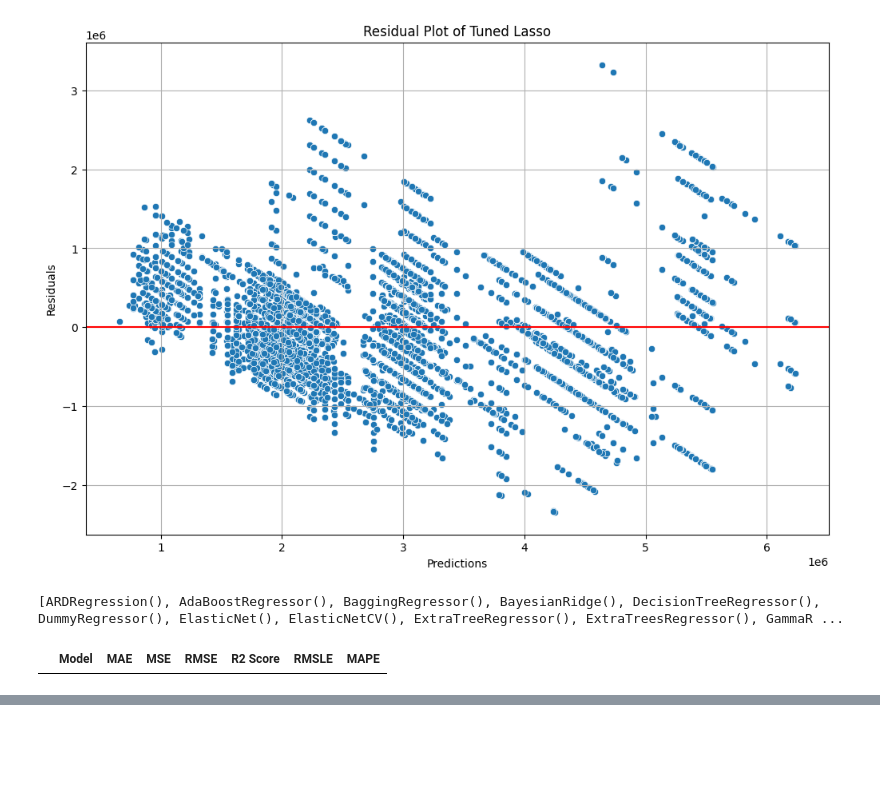
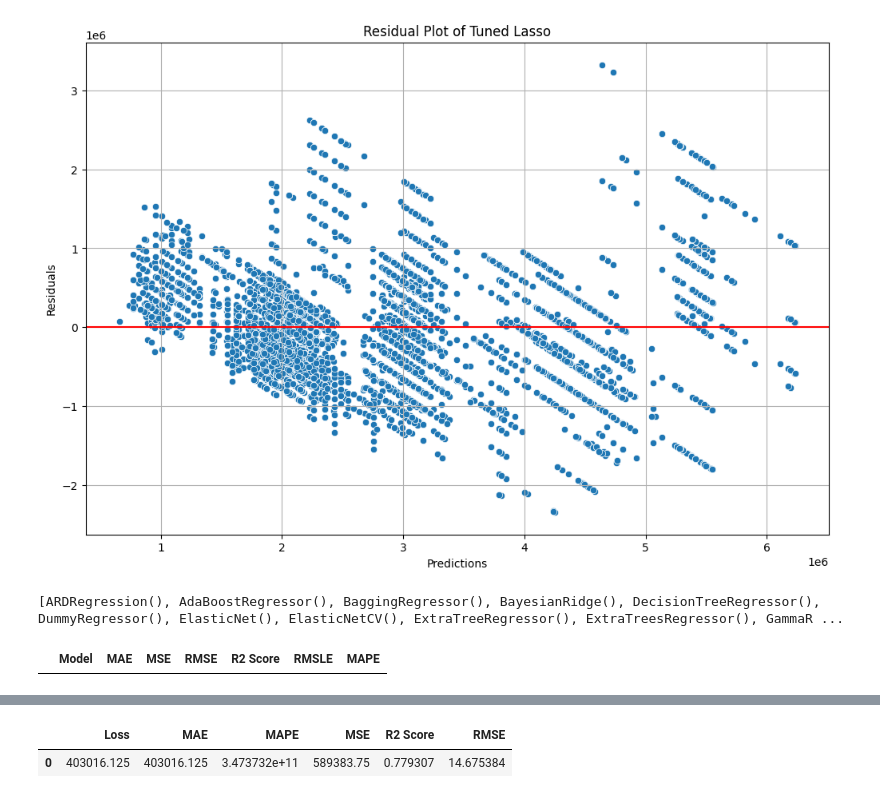
Before and after one commit to hairfann/airfare-prediction, a Jupyter notebook: data_cleaner.ipynb, the cells around one changed output, grey strips where cells are left out. Drawn from its saved outputs; the diff is of its cells as text; code cells hidden in the pictures; blank space fills up the shorter version.

Commit message:
train data in nn model

```diff
--- a/data_cleaner.ipynb
+++ b/data_cleaner.ipynb
@@ -510,0 +511,16 @@ best_reg
+# %%
+import tensorflow as tf
+from tensorflow import keras
+from keras.models import Sequential
+from keras.layers import Dense, BatchNormalization, Dropout
+model = Sequential()
+model.add(Dense(16, activation="relu", input_shape=(27,)))
+model.add(Dense(32, activation="relu"))
+model.add(BatchNormalization())
+model.add(Dense(64, activation="relu"))
+model.add(Dense(128, activation="relu"))
+model.add(BatchNormalization())
+model.add(Dense(32, activation="relu"))
+model.add(Dense(8, activation="relu"))
+model.add(Dense(1))
+model.summary()
@@ -510,0 +549,8 @@ best_reg
+# %%
+opt = keras.optimizers.Adam(learning_rate=0.01)
+model.compile(optimizer = opt, loss='mae', metrics=["mean_absolute_error","mean_squared_error", "root_mean_squared_error","r2_score","mean_absolute_percentage_error"])
+callback = tf.keras.callbacks.EarlyStopping(monitor='r2_score', patience = 10, mode='max')
+history = model.fit(X_train,y_train,
+                    validation_split=0.2,
+                    epochs=100,
+                    callbacks=[callback])
@@ -510,0 +575,2 @@ best_reg
+# %%
+score = model.evaluate(X_test,y_test)
@@ -510,0 +579,7 @@ best_reg
+# %%
+dict={'Loss':[score[0]],'MAE':[score[1]], 'MAPE':[score[2]] , 'MSE':[score[3]], 'R2 Score':[score[4]], 'RMSE':[score[5]]}
+nn_result=pd.DataFrame(dict)
+nn_result.head()
+# %% [output]
+|  | Loss | MAE | MAPE | MSE | R2 Score | RMSE |
+| 0 | 403016.125 | 403016.125 | 3.473732e+11 | 589383.75 | 0.779307 | 14.675384 |
```
Also changed, not shown: parts of 8 cells of this notebook, 1 other file.
